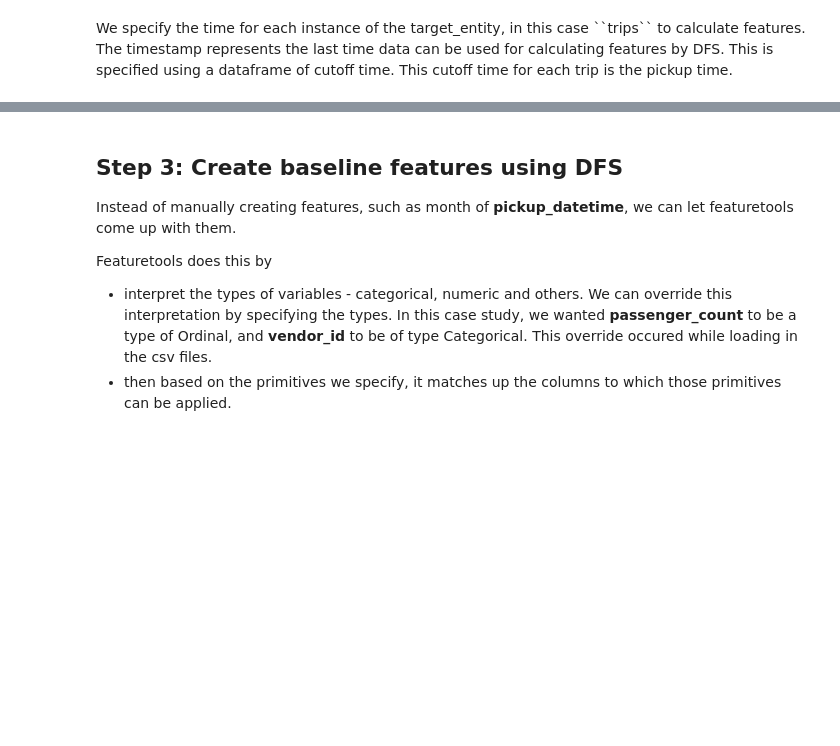
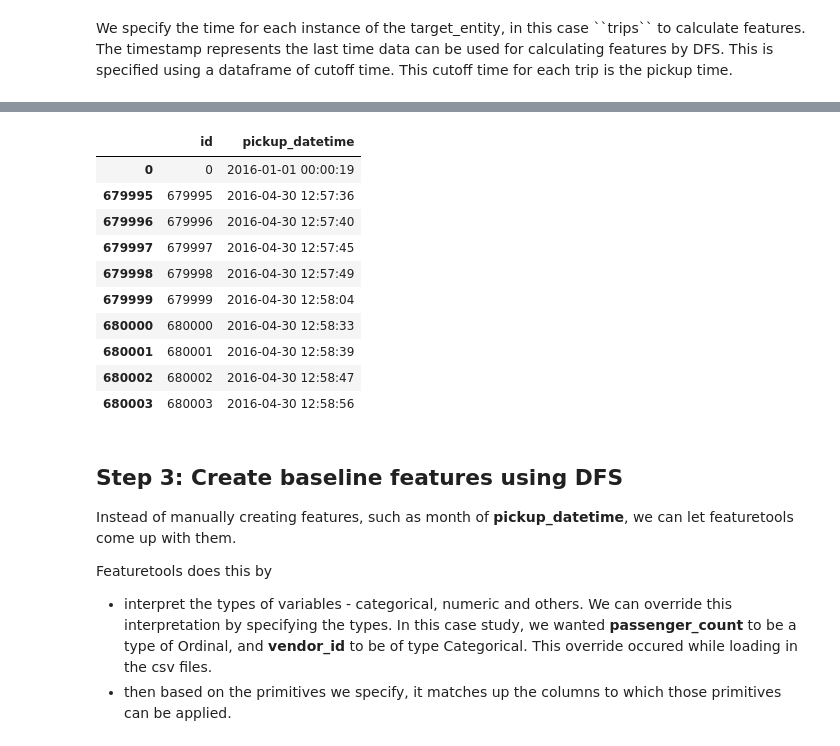
Before and after one commit to alteryx/DSx, a Jupyter notebook: NewYorkCity_taxi_case_study.ipynb, the cells around one changed output, grey strips where cells are left out. Cells and saved outputs as stored; diff of their text form; code cells hidden in the pictures; blank space fills up the shorter version.

```diff
--- a/NewYorkCity_taxi_case_study.ipynb
+++ b/NewYorkCity_taxi_case_study.ipynb
@@ -87,5 +87,5 @@ relationships = [("vendors", "vendor_id","trips", "vendor_id"),
 <p>We specify the time for each instance of the target_entity, in this case ``trips`` to calculate features. The timestamp represents the last time data can be used for calculating features by DFS. This is specified using a dataframe of cutoff time. This cutoff time for each trip is the pickup time.</p>
 # %%
 cutoff_time = (trips[['id', 'pickup_datetime']])
-print cutoff_time.head(10)
+preview(cutoff_time,10)
 # %% [output]
@@ -103,3 +92,14 @@ print cutoff_time.head(10)
+|  | id | pickup_datetime |
+| 0 | 0 | 2016-01-01 00:00:19 |
+| 679995 | 679995 | 2016-04-30 12:57:36 |
+| 679996 | 679996 | 2016-04-30 12:57:40 |
+| 679997 | 679997 | 2016-04-30 12:57:45 |
+| 679998 | 679998 | 2016-04-30 12:57:49 |
+| 679999 | 679999 | 2016-04-30 12:58:04 |
+| 680000 | 680000 | 2016-04-30 12:58:33 |
+| 680001 | 680001 | 2016-04-30 12:58:39 |
+| 680002 | 680002 | 2016-04-30 12:58:47 |
+| 680003 | 680003 | 2016-04-30 12:58:56 |
 # %% [markdown]
 <h2>Step 3: Create baseline features using DFS </h2>
 <p>Instead of manually creating features, such as month of <b>pickup_datetime</b>, we can let featuretools come up with them. </p>
```
Also changed, not shown: parts of 15 cells of this notebook, 2 other files.
